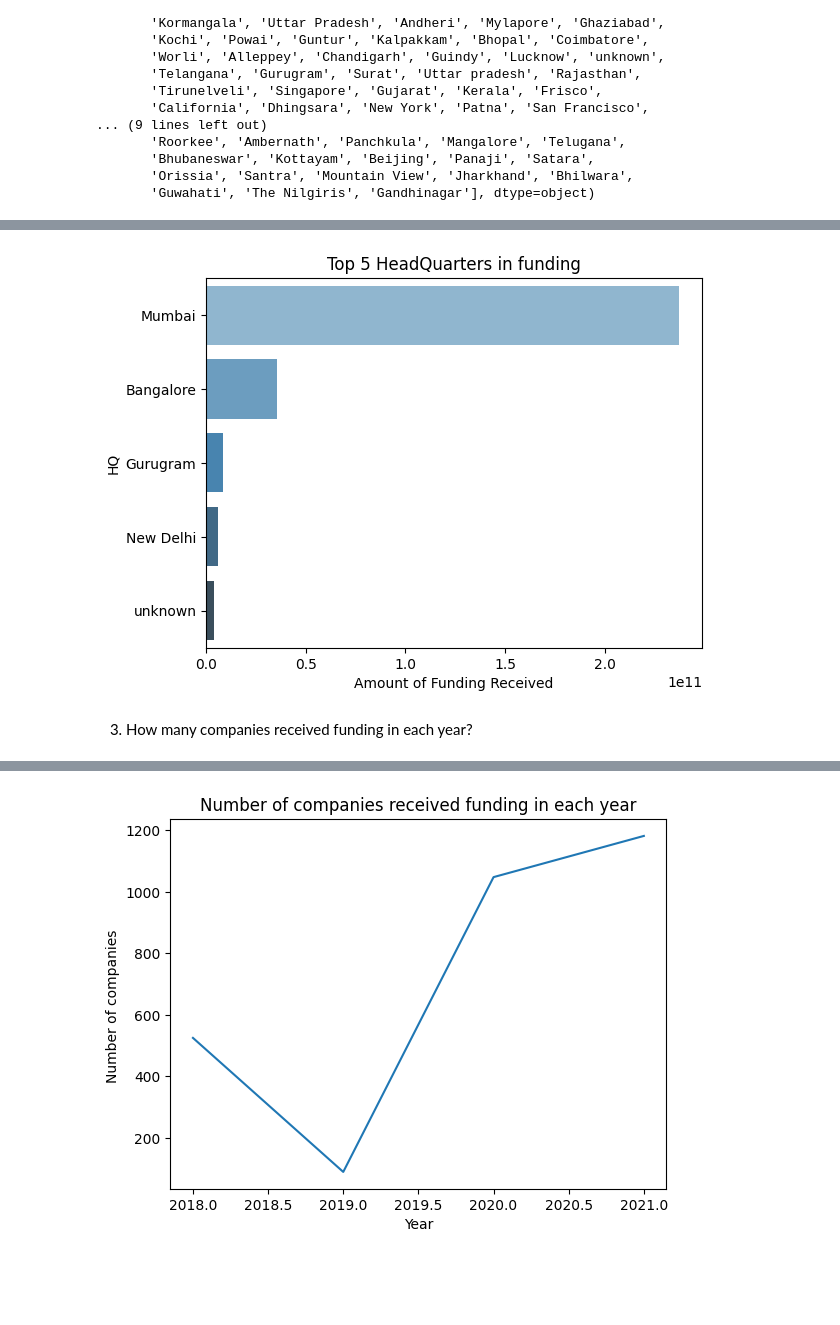
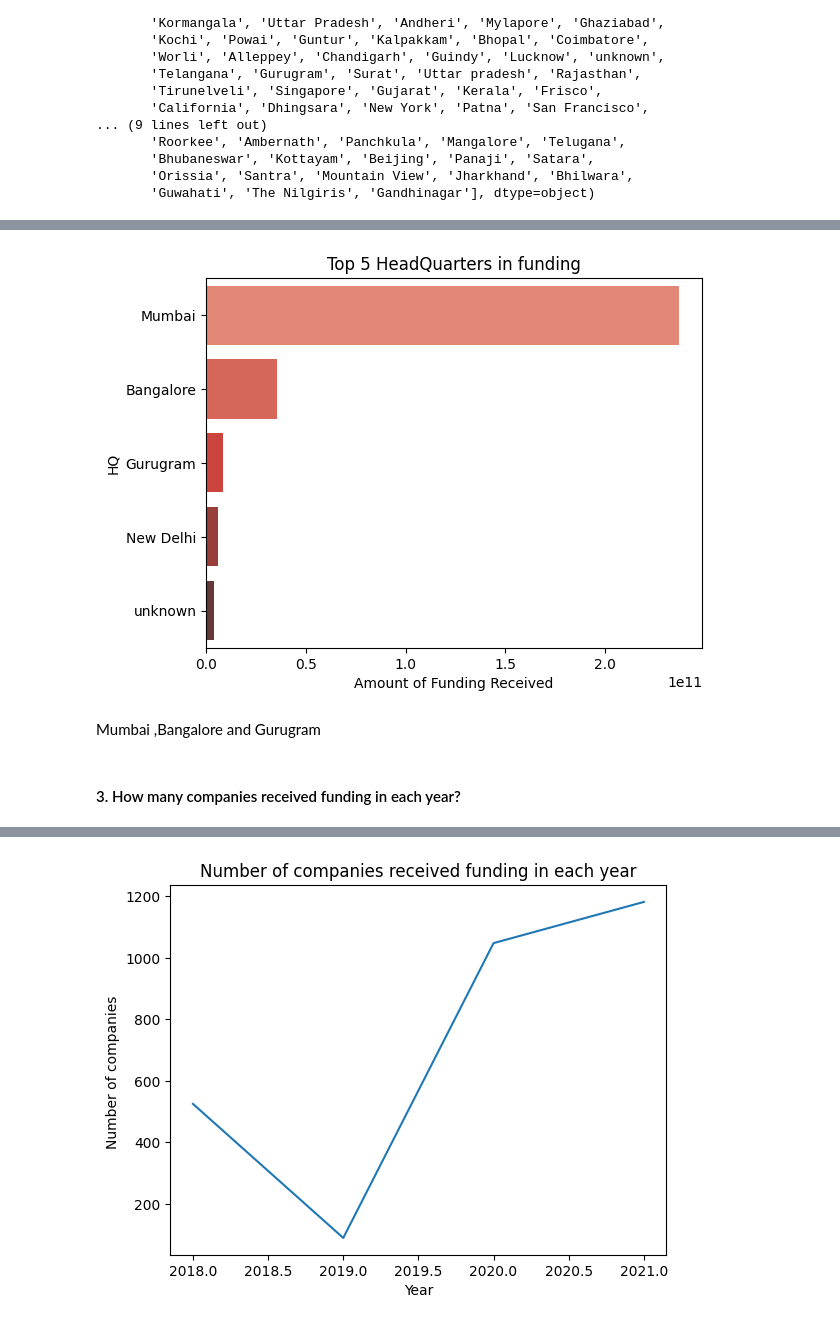
Before and after one commit to PacalineN/LP1_Indian_Start_p_Ecosystem, a Jupyter notebook: startup_funding.ipynb, the cells around one changed output, grey strips where cells are left out. Drawn from its saved outputs; the diff is of its cells as text; code cells hidden in the pictures; blank space fills up the shorter version.

```diff
--- a/startup_funding.ipynb
+++ b/startup_funding.ipynb
@@ -879,8 +1027,6 @@ dtype: int64
 Dealing with the null values
 # %%
 data['Stage'].fillna('unknown', inplace=True)
-# %%
-data['Founded'].fillna('unknown', inplace=True)
 # %%
 data['Amount($)'].fillna(data['Amount($)'].mean(), inplace=True)
 # %%
@@ -971,3 +1145,2 @@ plt.show()
 # %%
-hq_highest_amt=data.groupby('HeadQuarter')['Amount($)'].sum().reset_index()
-hq_highest_amt.sort_values(['Amount($)'], ascending = False,inplace=True)
+HQ=data.groupby('HeadQuarter').sum(numeric_only=True).reset_index()
@@ -983,0 +1147,4 @@ top_5
+# %%
+#sort amount in descending order
+HQ.sort_values(['Amount($)'], ascending = False, inplace=True)
+HQ
@@ -983,0 +1165,3 @@ top_5
+# %%
+top_5_HQ=HQ.head()
+top_5_HQ
@@ -984,8 +1175,10 @@ top_5
 # %%
 plt.title('Top 5 HeadQuarters in funding')
-sns.barplot(y=top_5['HeadQuarter'],x=top_5['Amount($)'],palette='Blues_d')
+sns.barplot(y=top_5_HQ['HeadQuarter'],x=top_5_HQ['Amount($)'],palette='Reds_d')
 plt.ylabel('HQ')
 plt.xlabel('Amount of Funding Received')
 plt.show()
 # %% [output]
-[figure, old version]
+[figure, new version]
+# %% [markdown]
+Mumbai ,Bangalore and Gurugram
@@ -992,5 +1190,5 @@ plt.show()
 # %% [markdown]
-3. How many companies received funding in each year?
+#### 3. How many companies received funding in each year?
 # %%
 year =data.groupby(['Funding Year']).count().reset_index()
 year
```
Also changed, not shown: parts of 157 cells of this notebook, 10 other files.
